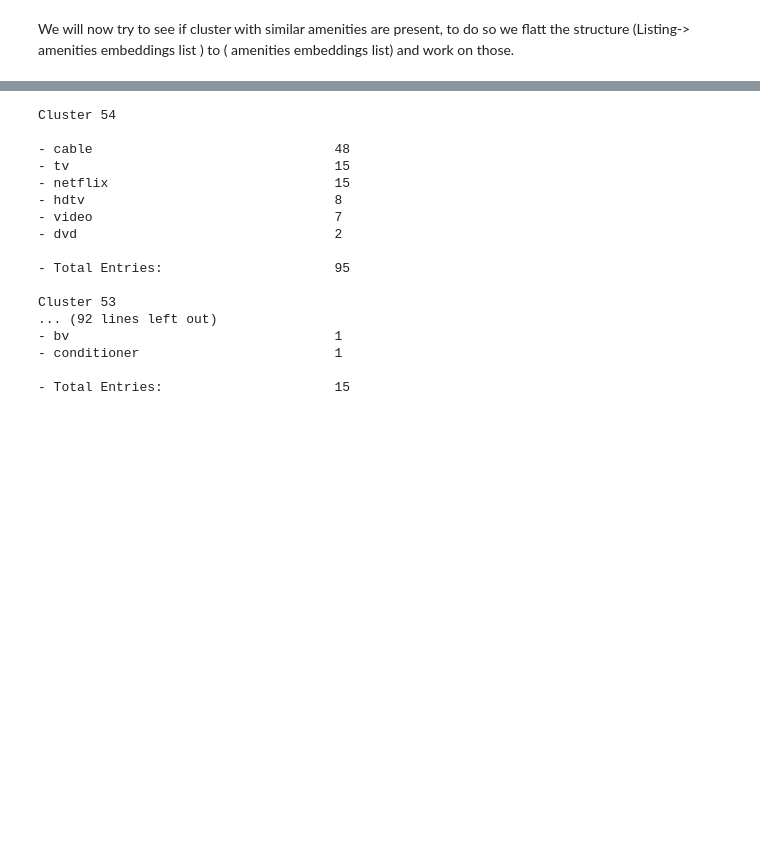
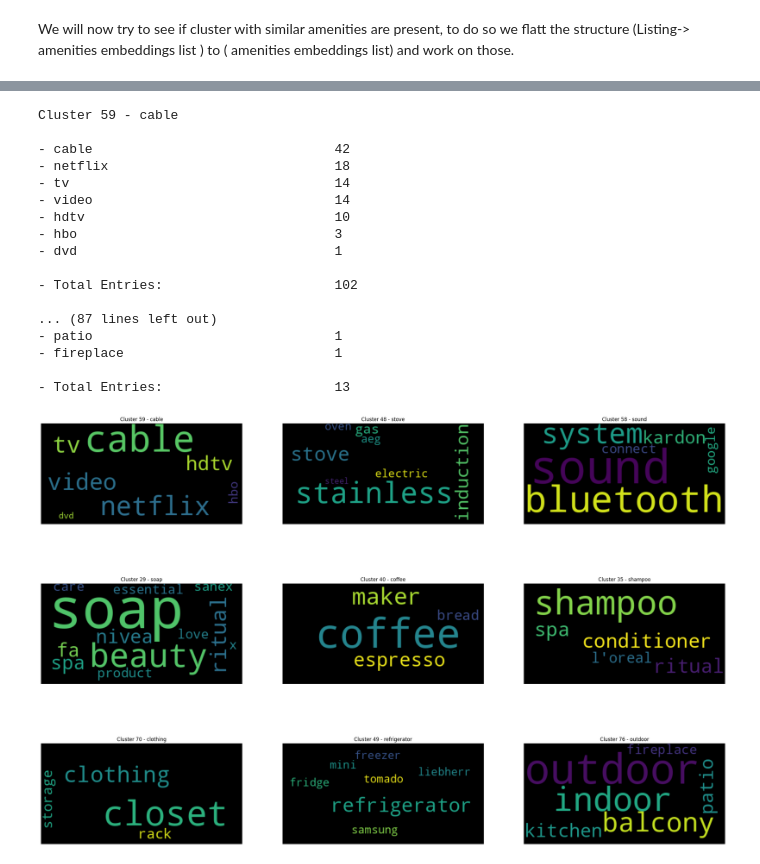
Before and after one commit to MaGiiK02/AirBnB_score_prediction, a Jupyter notebook: data_analyisis/amenities_field.ipynb, the cells around one changed output, grey strips where cells are left out. Saved outputs shown, nothing was run; the diff lists cells and outputs as text; code cells hidden in the pictures; blank space fills up the shorter version.

```diff
--- a/data_analyisis/amenities_field.ipynb
+++ b/data_analyisis/amenities_field.ipynb
@@ -451,0 +449,12 @@ Number of Clusters: 90 / 556
+# %%
+%%time
+###############################
+# Precompute embeddings names #
+###############################
+amenity_name = [' '.join(a) for a in amenities_flat]
+amenities_names = [vectorize_model.most_similar(positive=[vectorized_amenity], topn=1)[0] for vectorized_amenity in vectorized_amenities]
+amenities_strings = []
+for idx, listing in tqdm(listings.iterrows()):
+  amenities = json.loads(listing['amenities'])
+  a_string = " ".join(amenities)
+  amenities_strings.append(a_string)
@@ -481,13 +498,15 @@ Wall time: 35.3 s
 # %%
 from collections import Counter
 
-for c in sorted(
+biggest_clusters = sorted(
     cluster_dict.keys(),
     key     = lambda c: len(cluster_dict[c]),
     reverse = True
-)[:10]:
+)[:9]
 
-  print(f'Cluster {c}')
+for c in biggest_clusters:
+  cluster_name = cluster_embeddings[c]['name']
+  print(f'Cluster {c} - {cluster_name}')
   print()
 
   for t in Counter([t['encoded'] for t in cluster_dict[c]]).most_common():
@@ -497,20 +516,41 @@ for c in sorted(
   print('- {0:35} {1}'.format('Total Entries:', len(cluster_dict[c])))
   print()
 # %% [output]
-Cluster 54
+Cluster 59 - cable
 
-- cable                               48
-- tv                                  15
-- netflix                             15
-- hdtv                                8
-- video                               7
-- dvd                                 2
+- cable                               42
+- netflix                             18
+- tv                                  14
+- video                               14
+- hdtv                                10
+- hbo                                 3
+- dvd                                 1
 
-- Total Entries:                      95
+- Total Entries:                      102
 
-Cluster 53
-... (92 lines left out)
-- bv                                  1
-- conditioner                         1
+... (87 lines left out)
+- patio                               1
+- fireplace                           1
 
-- Total Entries:                      15
+- Total Entries:                      13
+# %%
+import matplotlib.pyplot as plt, itertools
+from wordcloud import WordCloud
+from collections import Counter
+
+fig, axes = plt.subplots(3, 3, figsize=(30, 20))
+
+for i, c in enumerate(biggest_clusters[:9]):
+  cluster_name = cluster_embeddings[c]['name']
+  wordcloud_c = WordCloud().generate_from_frequencies(
+      Counter(list([
+    t['encoded'] for t in cluster_dict[c]
+  ])))
+
+  axes[int(i/3)][i%3].imshow(wordcloud_c, interpolation='bilinear')
+  axes[int(i/3)][i%3].axis("off")
+  axes[int(i/3)][i%3].set_title(f'Cluster {c} - {cluster_name}')
+
+plt.show()
+# %% [output]
+[figure, added]
```
Also changed, not shown: parts of 13 cells of this notebook, 8 other files.
